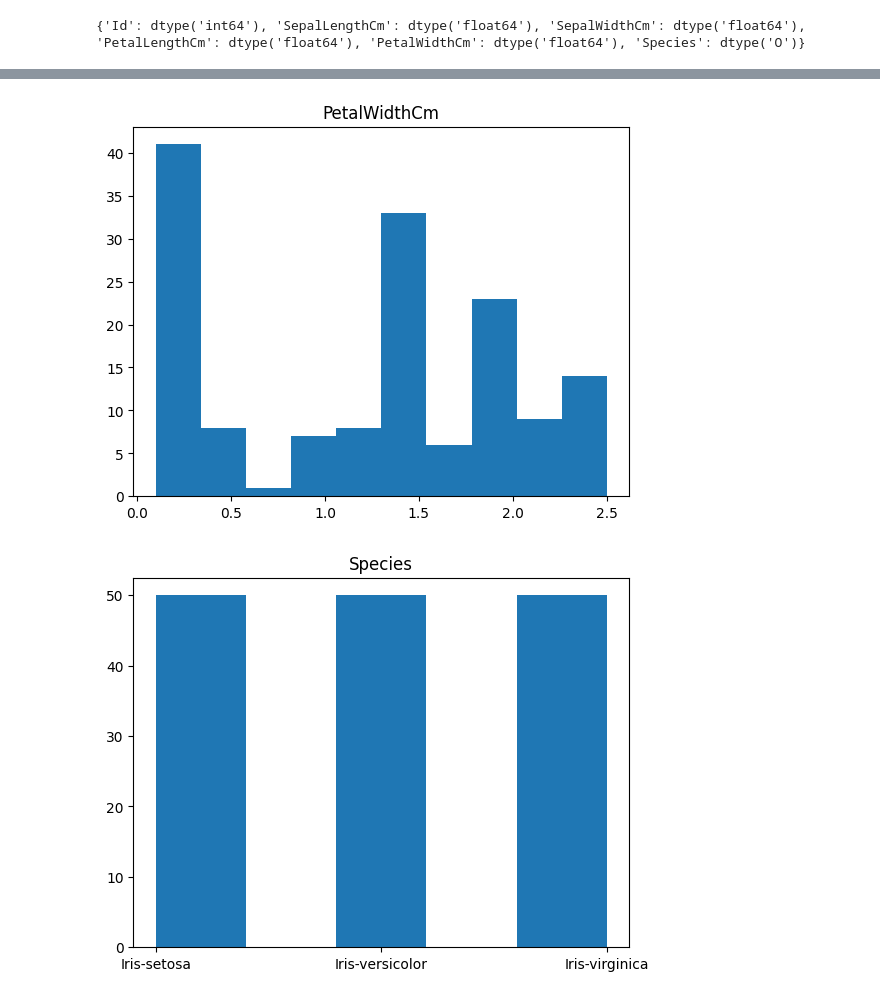
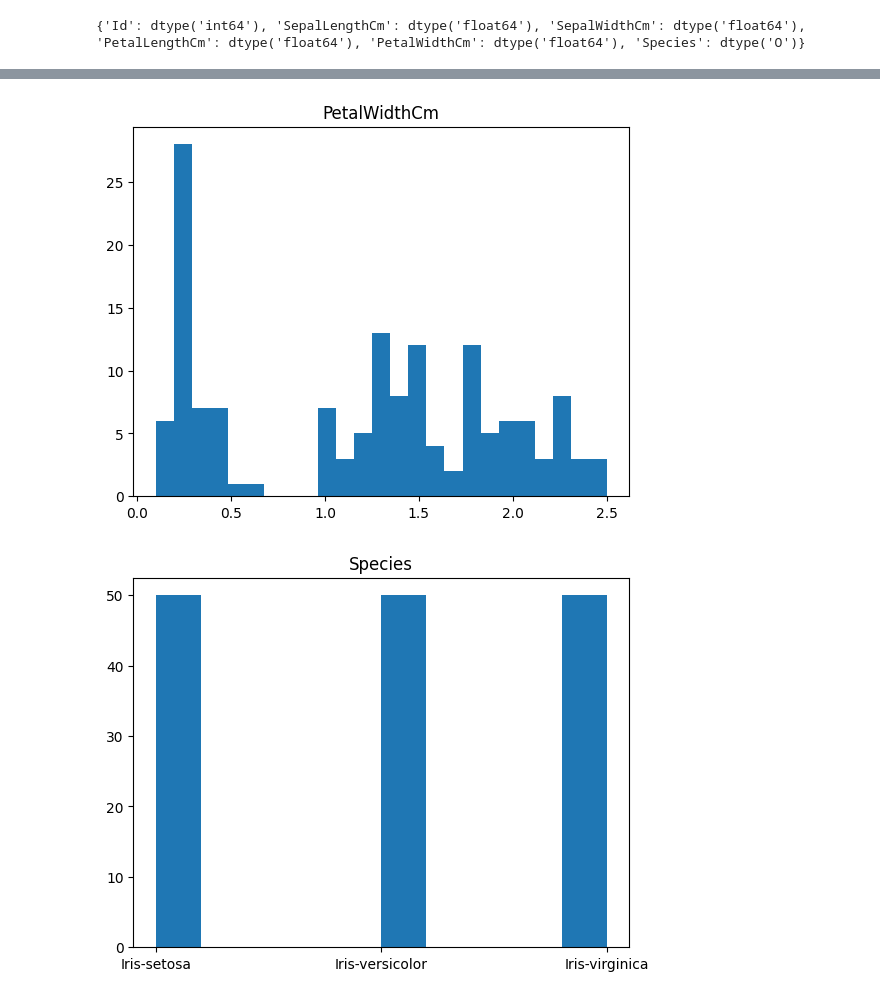
Before and after one commit to Lohith-9923/SoC, a Jupyter notebook: Week-2/Week_2.ipynb, the cells around one changed output, grey strips where cells are left out. Saved outputs shown, nothing was run; the diff lists cells and outputs as text; code cells hidden in the pictures.

```diff
--- a/Week-2/Week_2.ipynb
+++ b/Week-2/Week_2.ipynb
@@ -88,14 +69,13 @@ PetalWidthCm       1.000000
 # %%
+# 6. Plotting Histograms for each column in Dataframe using appropriate bins.
 number_bins = {
     'Id' : 150,
-    'SepalLengthCm' : 10,
-    'SepalWidthCm' : 10,
-    'PetalLengthCm' : 30,
-    'PetalWidthCm' : 10,
-    'Species' : 5
+    'SepalLengthCm' : 37,
+    'SepalWidthCm' : 25,
+    'PetalLengthCm' : 60,
+    'PetalWidthCm' : 25,
+    'Species' : 10
 }
-
-
 for col in column_names:
     plt.hist(df[col], bins=number_bins.get(col))
     plt.title(col)
@@ -108,2 +88,2 @@ for col in column_names:
-[figure, old version]
+[figure, new version]
-[figure, old version]
+[figure, new version]
```
Also changed, not shown: parts of 10 cells of this notebook.
